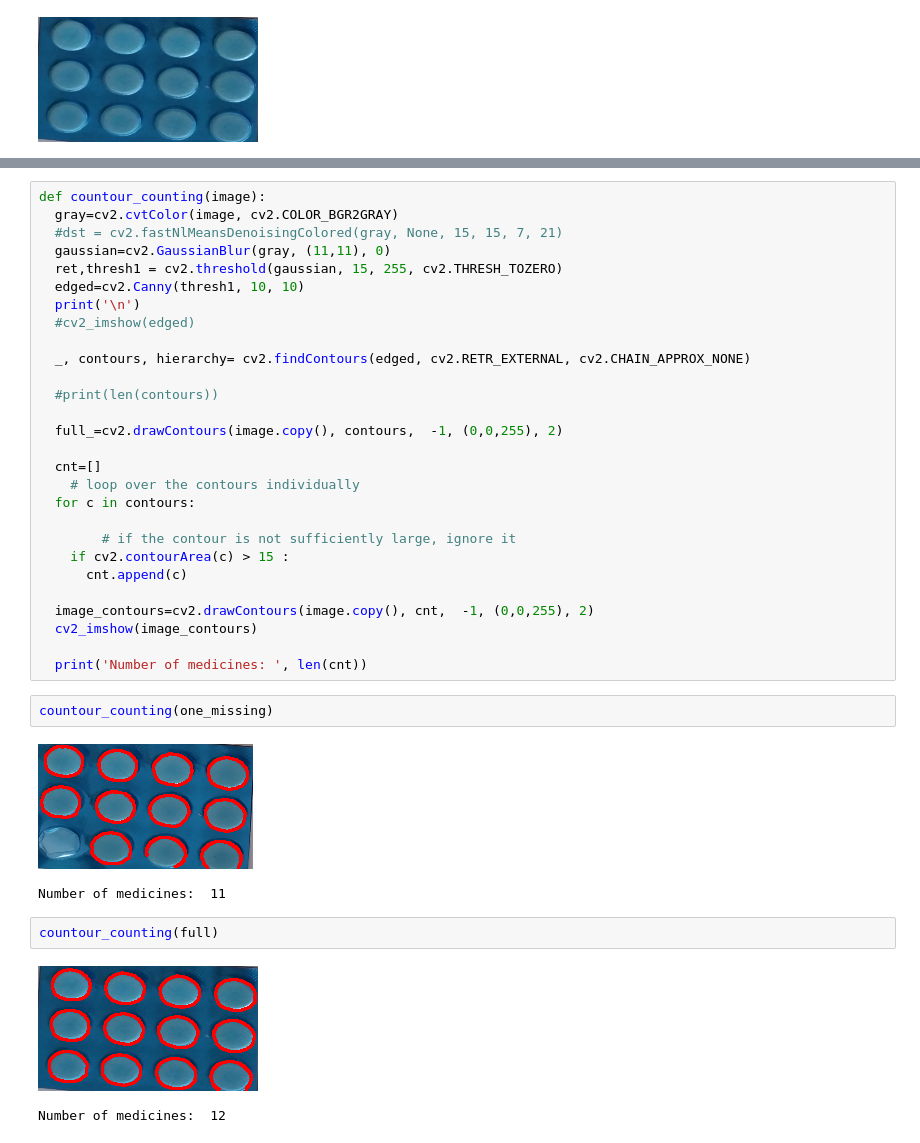
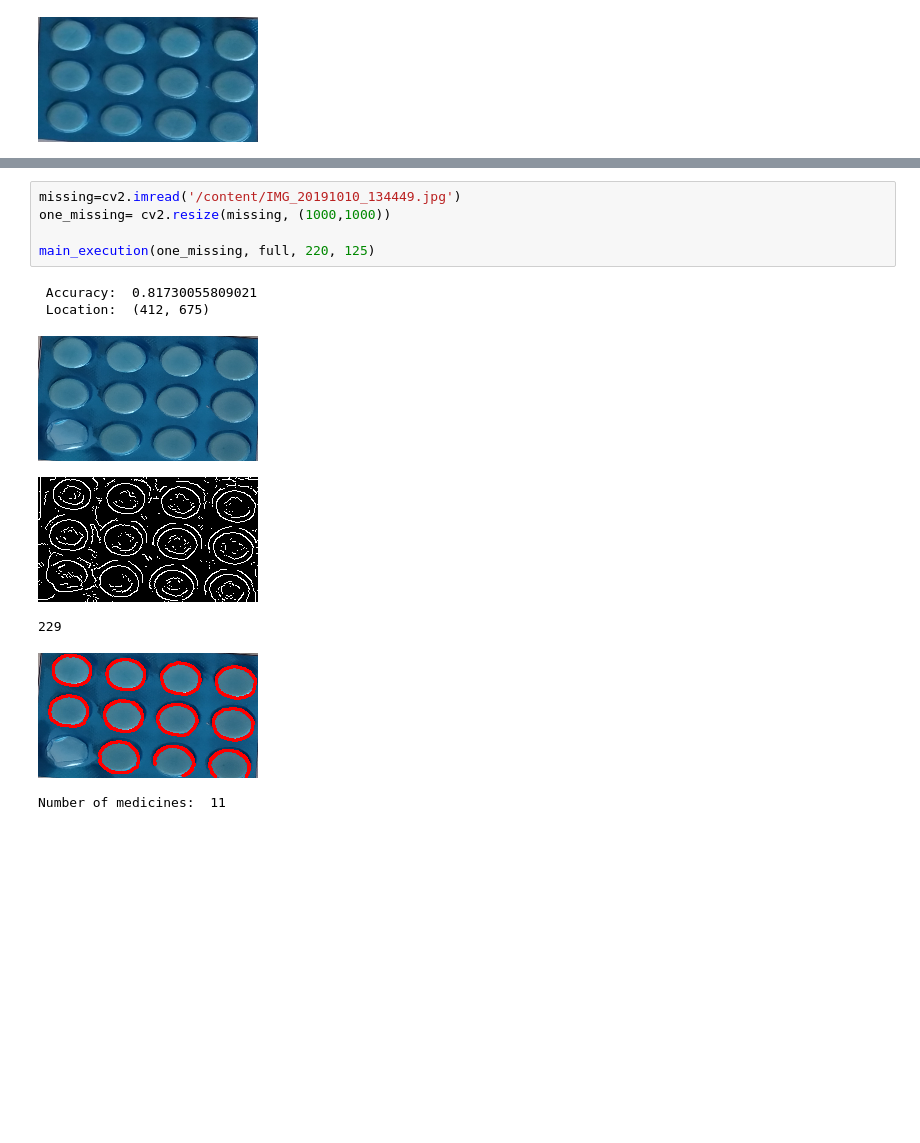
Before and after one commit to priyanshiyadavnitsgr/Computer-Vision, a Jupyter notebook: Contour_counting.ipynb, the cells around one changed output, grey strips where cells are left out. Drawn from its saved outputs; the diff is of its cells as text; blank space fills up the shorter version.

```diff
--- a/Contour_counting.ipynb
+++ b/Contour_counting.ipynb
@@ -95,38 +93,13 @@ len(_)
-# %%
-def countour_counting(image):
-  gray=cv2.cvtColor(image, cv2.COLOR_BGR2GRAY)
-  #dst = cv2.fastNlMeansDenoisingColored(gray, None, 15, 15, 7, 21)
-  gaussian=cv2.GaussianBlur(gray, (11,11), 0)
-  ret,thresh1 = cv2.threshold(gaussian, 15, 255, cv2.THRESH_TOZERO)
-  edged=cv2.Canny(thresh1, 10, 10)
-  print('\n')
-  #cv2_imshow(edged)
-
-  _, contours, hierarchy= cv2.findContours(edged, cv2.RETR_EXTERNAL, cv2.CHAIN_APPROX_NONE)
-
-  #print(len(contours))
-
-  full_=cv2.drawContours(image.copy(), contours,  -1, (0,0,255), 2)
-
-  cnt=[]
-    # loop over the contours individually
-  for c in contours:
-
-        # if the contour is not sufficiently large, ignore it
-    if cv2.contourArea(c) > 15 :
-      cnt.append(c)
-
-  image_contours=cv2.drawContours(image.copy(), cnt,  -1, (0,0,255), 2)
-  cv2_imshow(image_contours)
-
-  print('Number of medicines: ', len(cnt))
-# %%
-countour_counting(one_missing)
-# %% [output]
-[figure, removed]
-Number of medicines:  11
-# %%
-countour_counting(full)
-# %% [output]
-[figure, removed]
-Number of medicines:  12
+# %%
+missing=cv2.imread('/content/IMG_20191010_134449.jpg')
+one_missing= cv2.resize(missing, (1000,1000))
+
+main_execution(one_missing, full, 220, 125)
+# %% [output]
+ Accuracy:  0.81730055809021
+ Location:  (412, 675)
+[figure, added]
+[figure, added]
+229
+[figure, added]
+Number of medicines:  11
```
Also changed, not shown: parts of 6 cells of this notebook.
